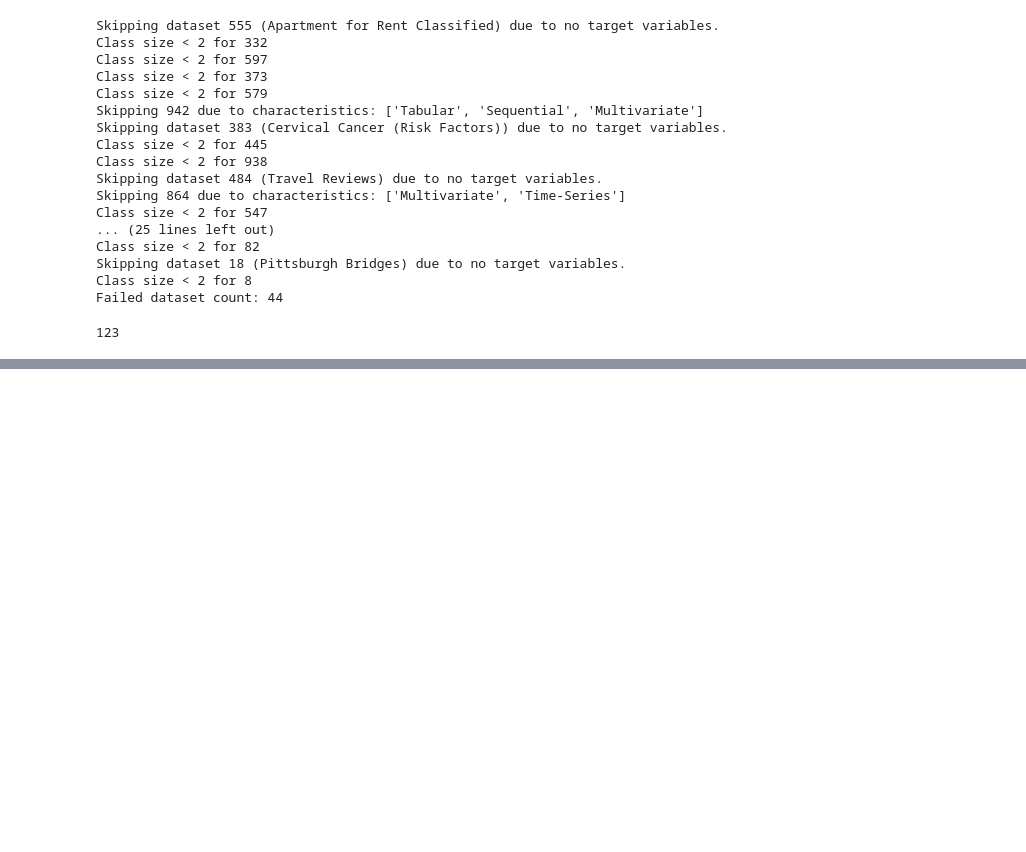
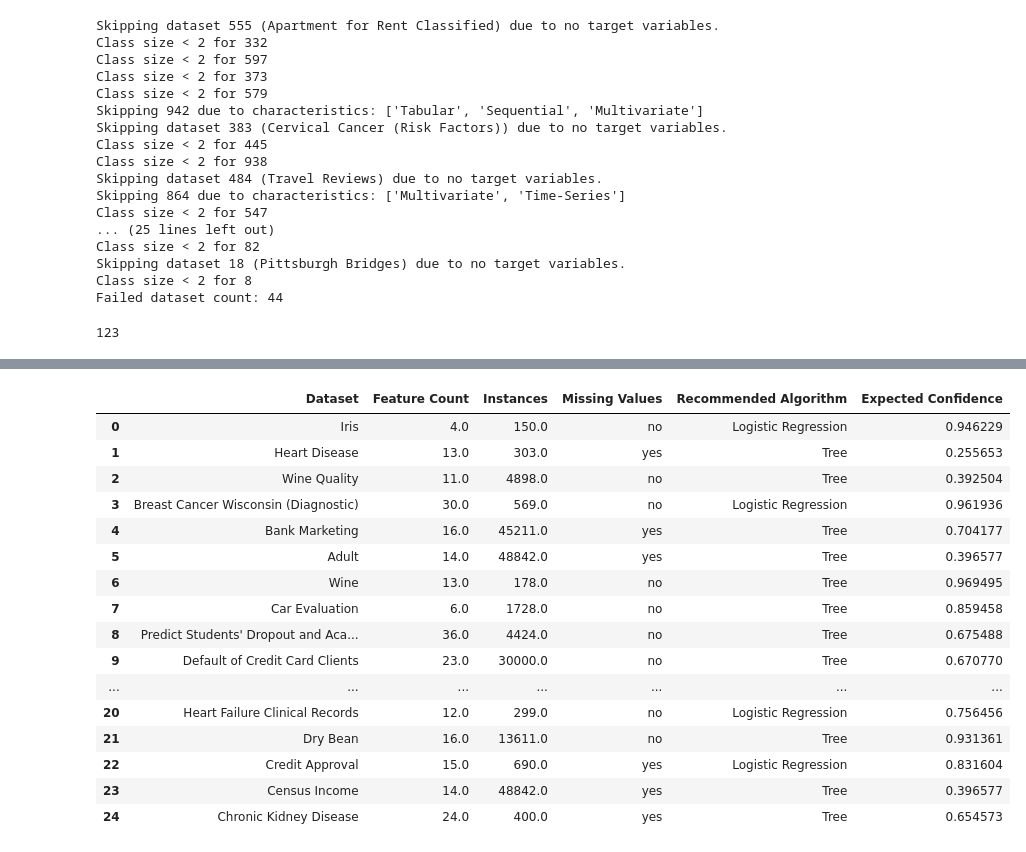
Before and after one commit to thatcherty/ML-Algo-Selection, a Jupyter notebook: ML_Algo_Selection.ipynb, the cells around one changed output, grey strips where cells are left out. Cells and saved outputs as stored; diff of their text form; code cells hidden in the pictures; blank space fills up the shorter version.

```diff
--- a/ML_Algo_Selection.ipynb
+++ b/ML_Algo_Selection.ipynb
@@ -389,7 +460,4 @@ def get_best_model(model_scores):
 # %%
-import warnings
-from sklearn.exceptions import ConvergenceWarning
-
 # exclude convergence warnings for clearer logging
 if True:
   warnings.filterwarnings("ignore", category=ConvergenceWarning)
@@ -441,31 +509,31 @@ for dataset in datasets:
 
       # run simulation
       # this handles preprocessing and data splitting
-      model_scores["Logistic"] = run_simulation(X, y, model, name, log_conf=1)
+      model_scores[name] = run_simulation(X, y, model, name, log_conf=1)
 
     if test_nn:
       # define model
       name = "Neural Network"
-      model = MLPClassifier()
+      model = NNModel().get_model()
 
       # run simulation
       # this handles preprocessing and data splitting
-      model_scores["Neural Network"] = run_simulation(X, y, model, name, log_conf=1)
+      model_scores[name] = run_simulation(X, y, model, name, log_conf=1)
 
     if test_tree:
       # define model
       name = "Tree"
-      model = DecisionTreeClassifier(criterion = "entropy", random_state=0)
+      model = RandomForestClassifier()
 
       # run simulation
       # this handles preprocessing and data splitting
-      model_scores["Decision Tree"] = run_simulation(X, y, model, name, log_conf=1)
+      model_scores[name] = run_simulation(X, y, model, name, log_conf=1)
 
 
     # Determine Recommended Algorithm
     best_model, confidence = get_best_model(model_scores)
     algo_selection.loc[algo_selection["Dataset"] == dataset.metadata["name"], "Recommended Algorithm"] = best_model
     algo_selection.loc[algo_selection["Dataset"] == dataset.metadata["name"], "Expected Confidence"] = confidence
-    print(f"Recommended Algorithm for {dataset.metadata["uci_id"]}: {best_model} with confidence {confidence}")
+    print(f"Recommended Algorithm for {dataset.metadata['uci_id']}: {best_model} with confidence {confidence}")
 # %% [output]
 Logistic Regression 53 confidence score (mean F1 - std F1): 0.9462
@@ -487,0 +558,20 @@ Logistic Regression 222 confidence score (mean F1 - std F1): 0.6871
+# %%
+algo_selection
+# %% [output]
+|  | Dataset | Feature Count | Instances | Missing Values | Recommended Algorithm | Expected Confidence |
+| 0 | Iris | 4.0 | 150.0 | no | Logistic Regression | 0.946229 |
+| 1 | Heart Disease | 13.0 | 303.0 | yes | Tree | 0.255653 |
+| 2 | Wine Quality | 11.0 | 4898.0 | no | Tree | 0.392504 |
+| 3 | Breast Cancer Wisconsin (Diagnostic) | 30.0 | 569.0 | no | Logistic Regression | 0.961936 |
+| 4 | Bank Marketing | 16.0 | 45211.0 | yes | Tree | 0.704177 |
+| 5 | Adult | 14.0 | 48842.0 | yes | Tree | 0.396577 |
+| 6 | Wine | 13.0 | 178.0 | no | Tree | 0.969495 |
+| 7 | Car Evaluation | 6.0 | 1728.0 | no | Tree | 0.859458 |
+| 8 | Predict Students' Dropout and Aca... | 36.0 | 4424.0 | no | Tree | 0.675488 |
+| 9 | Default of Credit Card Clients | 23.0 | 30000.0 | no | Tree | 0.670770 |
+| ... | ... | ... | ... | ... | ... | ... |
+| 20 | Heart Failure Clinical Records | 12.0 | 299.0 | no | Logistic Regression | 0.756456 |
+| 21 | Dry Bean | 16.0 | 13611.0 | no | Tree | 0.931361 |
+| 22 | Credit Approval | 15.0 | 690.0 | yes | Logistic Regression | 0.831604 |
+| 23 | Census Income | 14.0 | 48842.0 | yes | Tree | 0.396577 |
+| 24 | Chronic Kidney Disease | 24.0 | 400.0 | yes | Tree | 0.654573 |
```
Also changed, not shown: parts of 5 cells of this notebook.
